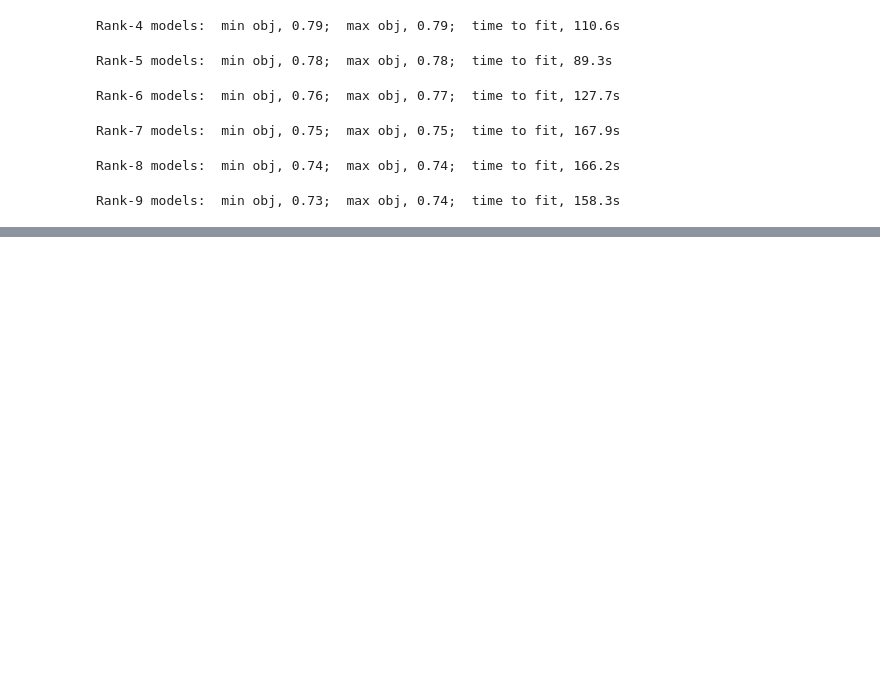
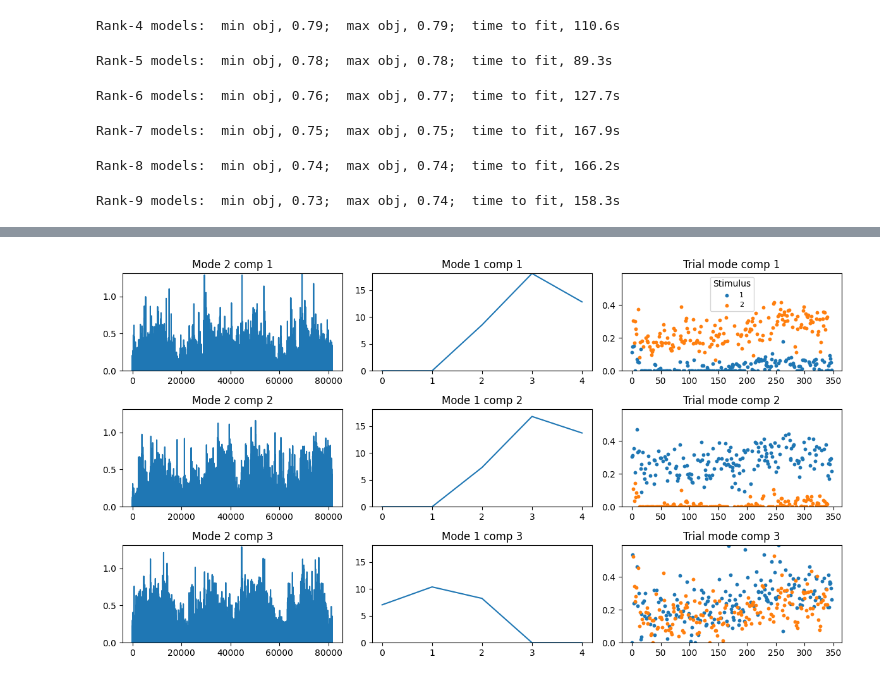
Before and after one commit to JohnMadrid/isp-unsupervised-learning, a Jupyter notebook: Batch_TCA_Runner.ipynb, the cells around one changed output, grey strips where cells are left out. Saved outputs shown, nothing was run; the diff lists cells and outputs as text; code cells hidden in the pictures; blank space fills up the shorter version.

```diff
--- a/Batch_TCA_Runner.ipynb
+++ b/Batch_TCA_Runner.ipynb
@@ -413,0 +555,4 @@ plt.show()
+# %%
+plot_cp_ensemble(ensemble_V1, 3, beh["WallType"])
+# %% [output]
+[figure, added]
```
Also changed, not shown: parts of 14 cells of this notebook.
